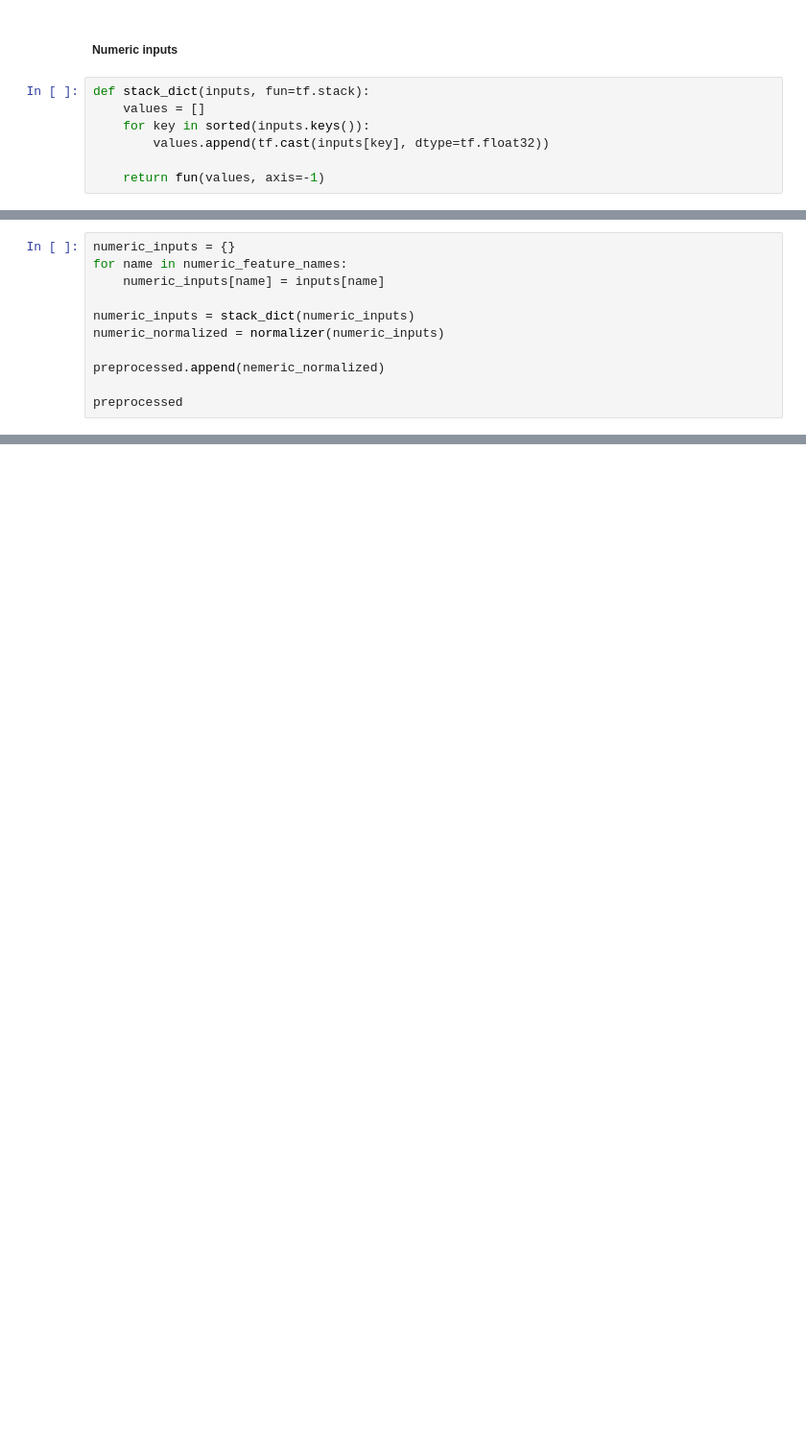
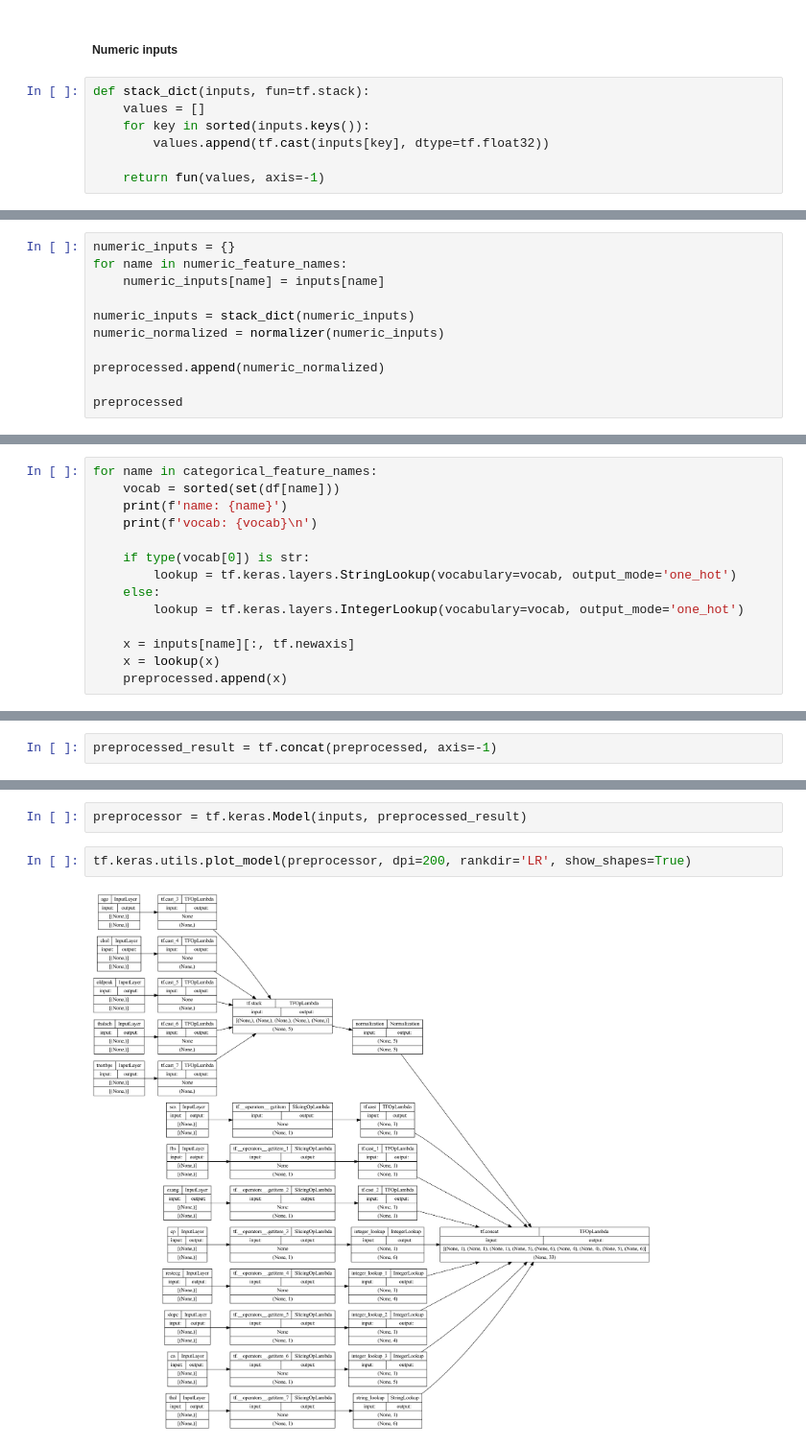
Before and after one commit to cswnote/tf25, a Jupyter notebook: tutorial Load a pandas DataFrame 2.ipynb, the cells around one changed output, grey strips where cells are left out. Shown at 96% size. Drawn from its saved outputs; the diff is of its cells as text; blank space fills up the shorter version.

```diff
--- a/tutorial Load a pandas DataFrame 2.ipynb
+++ b/tutorial Load a pandas DataFrame 2.ipynb
@@ -176,7 +180,7 @@ for name in numeric_feature_names:
 numeric_inputs = stack_dict(numeric_inputs)
 numeric_normalized = normalizer(numeric_inputs)
 
-preprocessed.append(nemeric_normalized)
+preprocessed.append(numeric_normalized)
 
 preprocessed
 # %% [output]
@@ -187,0 +193,14 @@ numeric_feature_names
+# %%
+for name in categorical_feature_names:
+    vocab = sorted(set(df[name]))
+    print(f'name: {name}')
+    print(f'vocab: {vocab}\n')
+
+    if type(vocab[0]) is str:
+        lookup = tf.keras.layers.StringLookup(vocabulary=vocab, output_mode='one_hot')
+    else:
+        lookup = tf.keras.layers.IntegerLookup(vocabulary=vocab, output_mode='one_hot')
+
+    x = inputs[name][:, tf.newaxis]
+    x = lookup(x)
+    preprocessed.append(x)
@@ -187,0 +234,2 @@ numeric_feature_names
+# %%
+preprocessed_result = tf.concat(preprocessed, axis=-1)
@@ -187,0 +240,6 @@ numeric_feature_names
+# %%
+preprocessor = tf.keras.Model(inputs, preprocessed_result)
+# %%
+tf.keras.utils.plot_model(preprocessor, dpi=200, rankdir='LR', show_shapes=True)
+# %% [output]
+[figure, added]
```
Also changed, not shown: parts of 23 cells of this notebook, 1 other file.
